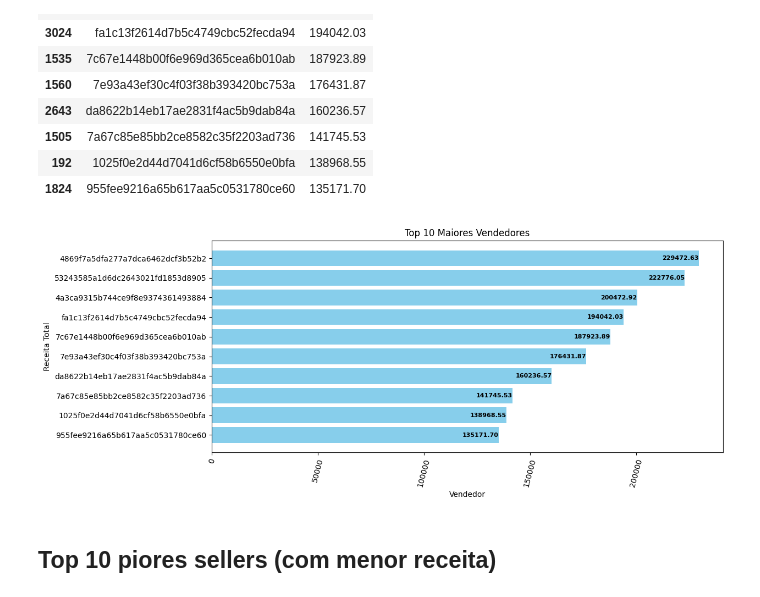
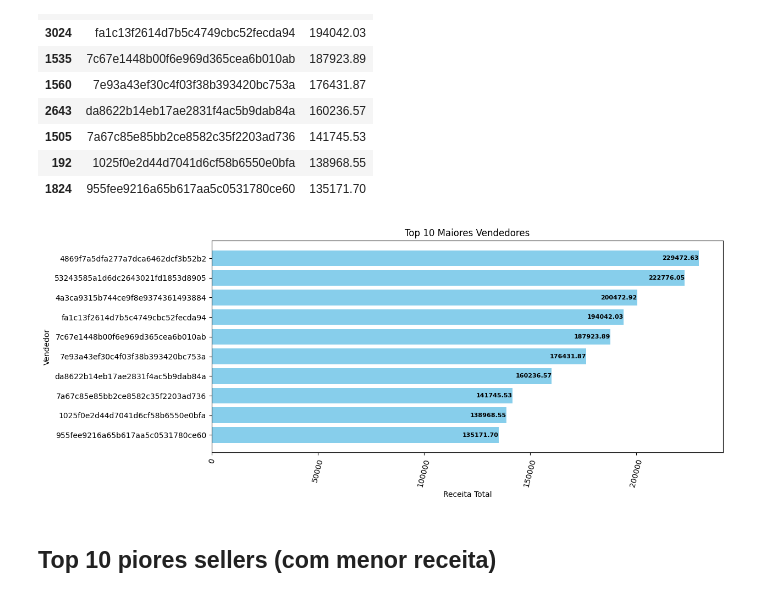
Before and after one commit to marciofag/ciencia-de-dados-compass-uol, a Jupyter notebook: analise_dados_vendas.ipynb, the cells around one changed output. Drawn from its saved outputs; the diff is of its cells as text; code cells hidden in the pictures.

```diff
--- a/analise_dados_vendas.ipynb
+++ b/analise_dados_vendas.ipynb
@@ -220,24 +220,24 @@ top_sellers.head(10)
 # %%
 # Ordenar os dados em ordem decrescente
 top_sellers = top_sellers.sort_values('price', ascending=True)
 
 # Visualizar os top 10 sellers com maior receita
 plt.figure(figsize=(12,5))
 bars = plt.barh(top_sellers['seller_id'], top_sellers['price'], color='skyblue')
 
 # Adicionar os valores de receita em cada barra
 for bar, value in zip(bars, top_sellers['price']):
     plt.text(bar.get_width(), bar.get_y() + bar.get_height()/2, f'{value:.2f}',
              va='center', ha='right', color='black', fontsize=8, fontweight='bold')
 
 plt.title('Top 10 Maiores Vendedores')
-plt.xlabel('Vendedor')
-plt.ylabel('Receita Total')
+plt.xlabel('Receita Total')
+plt.ylabel('Vendedor')
 plt.xticks(rotation=75)
 
 plt.show()
 # %% [output]
-[figure, old version]
+[figure, new version]
 # %% [markdown]
 ## Top 10 piores sellers (com menor receita)
 # %%
```
